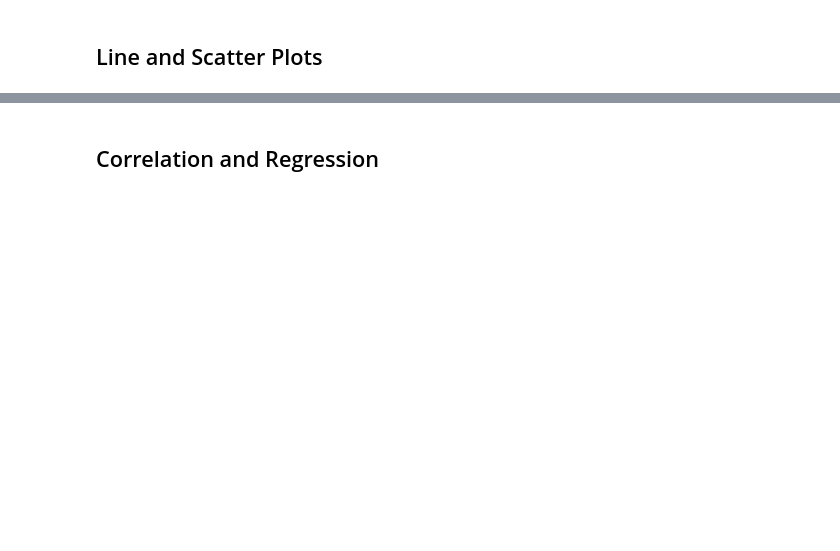
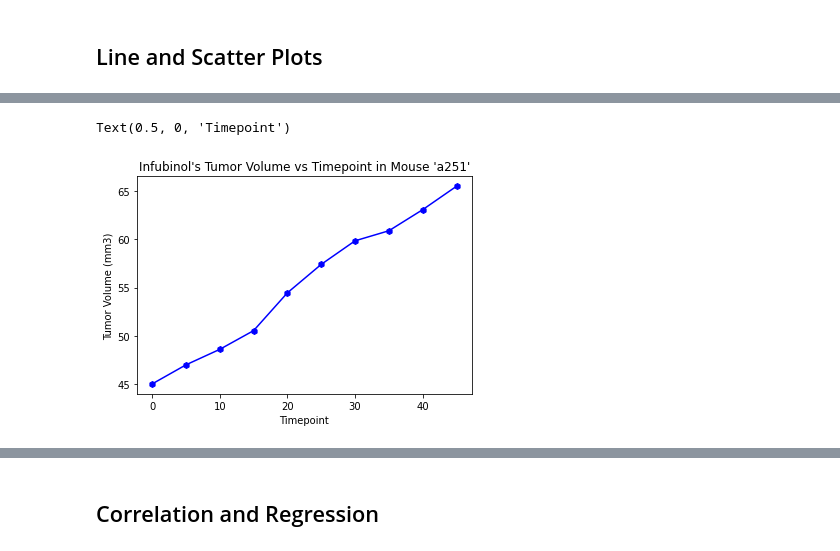
Before and after one commit to skdabra30/matplotlib-challenge, a Jupyter notebook: Instructions/Pymaceuticals/pymaceuticals.ipynb, the cells around one changed output, grey strips where cells are left out. Drawn from its saved outputs; the diff is of its cells as text; code cells hidden in the pictures; blank space fills up the shorter version.

```diff
--- a/Instructions/Pymaceuticals/pymaceuticals.ipynb
+++ b/Instructions/Pymaceuticals/pymaceuticals.ipynb
@@ -437,0 +441,6 @@ Values above 87.66645829999999 could be outliers.
+# %%
+# Pull data of timepoint and tumor volume for Mouse ID 'a251'
+
+mouse_a251 = cleaned_study_df[['Timepoint', 'Tumor Volume (mm3)']] \
+            .loc[(cleaned_study_df['Drug Regimen'] == 'Infubinol') & (cleaned_study_df['Mouse ID']=='a251')]
+mouse_a251
@@ -438,2 +459,11 @@ Values above 87.66645829999999 could be outliers.
+# %%
+# Generate a line plot for Mouse ID 'a251'
+plt.plot(mouse_a251['Timepoint'], mouse_a251['Tumor Volume (mm3)'], color="blue", marker='h')
+plt.title("Infubinol's Tumor Volume vs Timepoint in Mouse 'a251'")
+plt.ylabel("Tumor Volume (mm3)")
+plt.xlabel("Timepoint")
+# %% [output]
+Text(0.5, 0, 'Timepoint')
+[figure, added]
 # %%
 # Generate a scatter plot of average tumor volume vs. mouse weight for the Capomulin regimen
```
Also changed, not shown: parts of 25 cells of this notebook.
